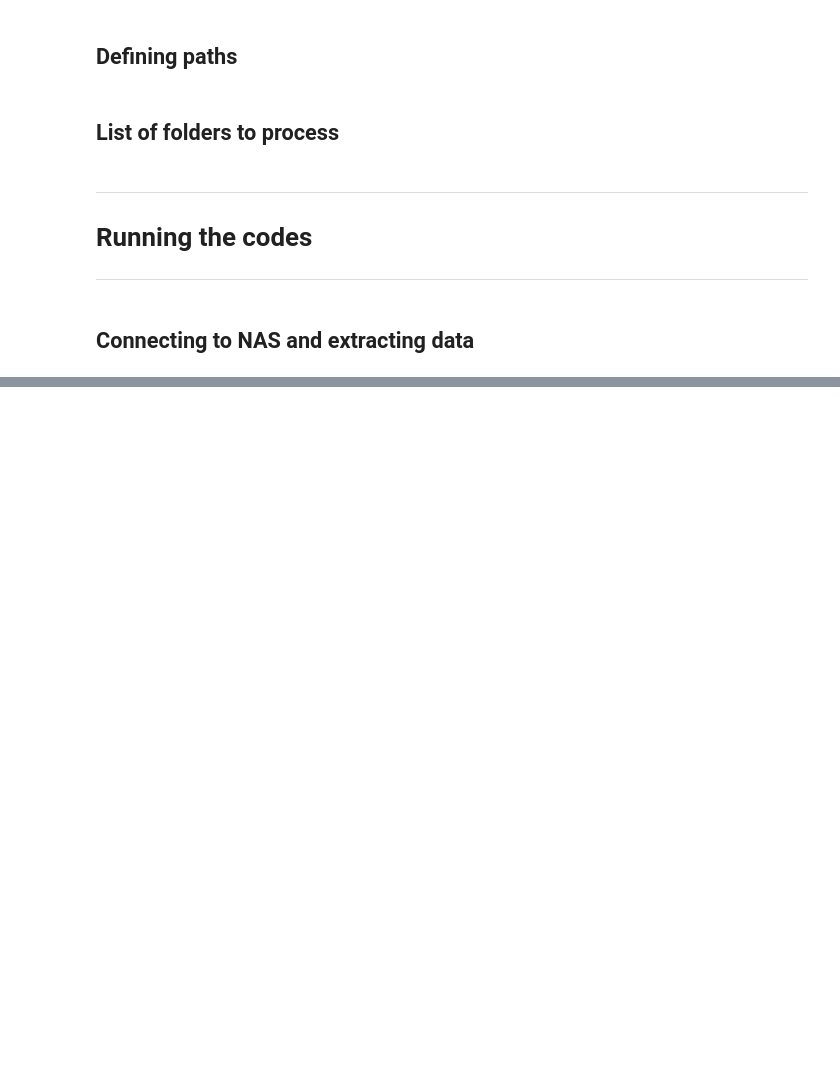
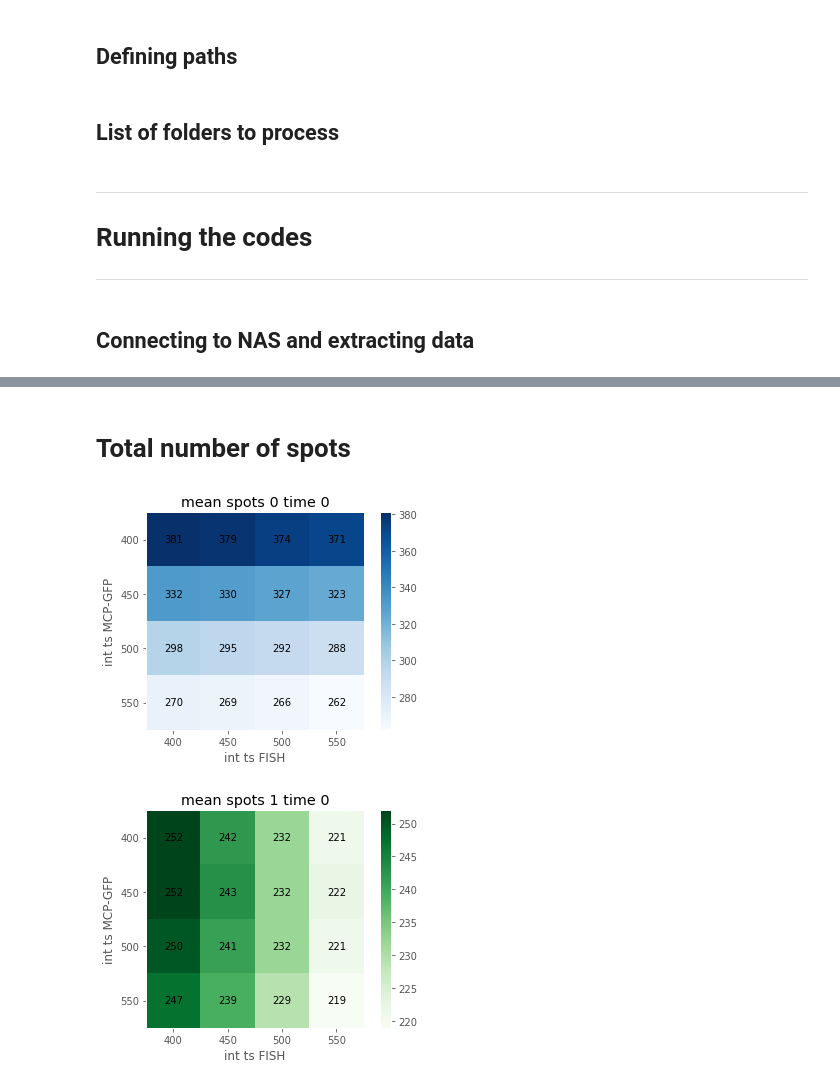
Before and after one commit to MunskyGroup/FISH_Processing, a Jupyter notebook: notebooks/FISH_data_interpretaton_Huy_displaying_combinations.ipynb, the cells around one changed output, grey strips where cells are left out. Drawn from its saved outputs; the diff is of its cells as text; code cells hidden in the pictures; blank space fills up the shorter version.

```diff
--- a/notebooks/FISH_data_interpretaton_Huy_displaying_combinations.ipynb
+++ b/notebooks/FISH_data_interpretaton_Huy_displaying_combinations.ipynb
@@ -242,0 +243,43 @@ plt.show()
+# %% [markdown]
+# Total number of spots
+# %%
+matrix_spots_0_time_0 = np.zeros( (len(list_thresholds_intensity),len(list_thresholds_intensity)) )
+matrix_spots_1_time_0 = np.zeros( (len(list_thresholds_intensity),len(list_thresholds_intensity)) )
+for k, int_0 in enumerate(list_thresholds_intensity): # rows
+    for j, int_1 in enumerate(list_thresholds_intensity): # columns
+        df_name_loop = plot_title_suffix+'_time_'+str(0)+ '_int_'+str(int_0)+ '_'+str(int_1)+ '_dist_'+str(ts_distance)
+        matrix_spots_0_time_0[k, j] = np.round( dic_dataframes[df_name_loop]['num_0'].values.mean(), 0)
+        matrix_spots_1_time_0[k, j] = np.round( dic_dataframes[df_name_loop]['num_1'].values.mean(), 0)
+
+fig, ax = plt.subplots(1,1)
+img = ax.imshow(matrix_spots_0_time_0,cmap='Blues')
+for (j,i),label in np.ndenumerate(matrix_spots_0_time_0.astype(int)):
+    ax.text(i,j,label,ha='center',va='center')
+ax.set_yticks([0,1,2,3])
+ax.set_xticks([0,1,2,3])
+ax.set_xticklabels(list_thresholds_intensity)
+ax.set_yticklabels(list_thresholds_intensity)
+ax.set_xlabel('int ts FISH')
+ax.set_ylabel('int ts MCP-GFP')
+ax.set_title('mean spots 0 time 0')
+fig.colorbar(img)
+plt.grid(None)
+plt.show()
+
+fig, ax = plt.subplots(1,1)
+img = ax.imshow(matrix_spots_1_time_0,cmap='Greens')
+for (j,i),label in np.ndenumerate(matrix_spots_1_time_0.astype(int)):
+    ax.text(i,j,label,ha='center',va='center')
+ax.set_yticks([0,1,2,3])
+ax.set_xticks([0,1,2,3])
+ax.set_xticklabels(list_thresholds_intensity)
+ax.set_yticklabels(list_thresholds_intensity)
+ax.set_xlabel('int ts FISH')
+ax.set_ylabel('int ts MCP-GFP')
+ax.set_title('mean spots 1 time 0')
+fig.colorbar(img)
+plt.grid(None)
+plt.show()
+# %% [output]
+[figure, added]
+[figure, added]
```
Also changed, not shown: parts of 5 cells of this notebook, 4 other files.
